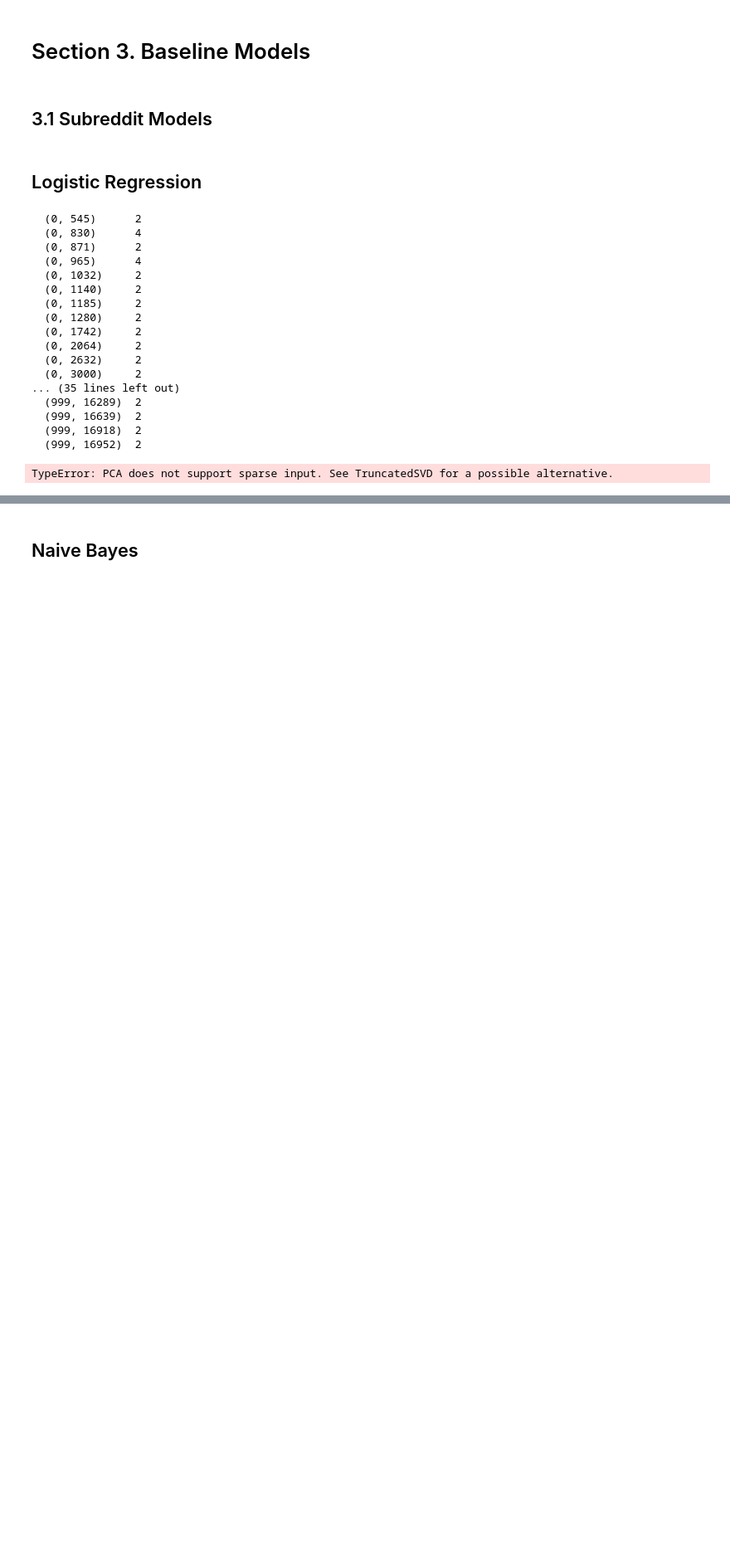
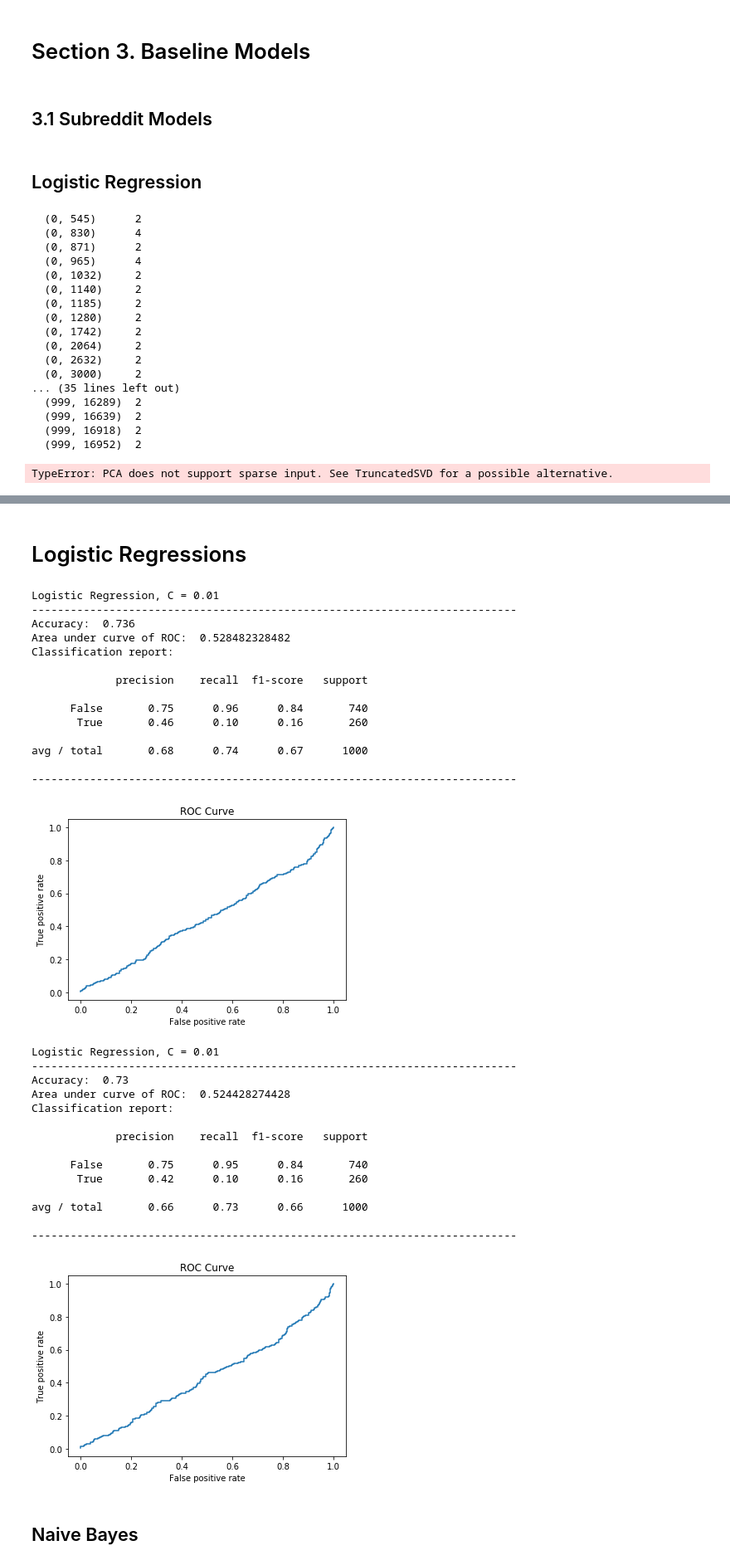
Before and after one commit to maynard242/Classification-Pizza, a Jupyter notebook: W207 Basic Programs LT.ipynb, the cells around one changed output, grey strips where cells are left out. Shown: that part at 83% size. Drawn from its saved outputs; the diff is of its cells as text; code cells hidden in the pictures; blank space fills up the shorter version.

```diff
--- a/W207 Basic Programs LT.ipynb
+++ b/W207 Basic Programs LT.ipynb
@@ -395,2 +346,80 @@ For C =  0.01 Logistic regression f1-score: 0.0
+# %%
+def roc_curve1(y_true, y_pred_prob):
+    """This function plots the ROC curve
+    Inputs: y_true, correct label
+            y_pred_prob, predicted probabilities
+    """
+    fpr, tpr, thr = roc_curve(y_true, y_pred_prob)
+
+    plt.figure()
+    plt.plot(fpr,tpr)
+    plt.xlabel("False positive rate")
+    plt.ylabel("True positive rate")
+    plt.title("ROC Curve")
+    plt.show()
+
+
+def score_rep(y_true, y_pred, desc):
+    """Function to print out comprehensive report for classification test
+    Inputs: y_true, correct label
+            y_pred, predicted label from model
+            desc, description of model
+    Output: classification report
+    """
+    print(desc)
+    print("-"*75)
+    print("Accuracy: ", metrics.accuracy_score(y_true, y_pred))
+    print("Area under curve of ROC: ", metrics.roc_auc_score(y_true, y_pred))
+    print("Classification report:\n")
+    print(metrics.classification_report(y_true, y_pred))
+    print("-"*75)
+# %% [markdown]
+# Logistic Regressions
+# %%
+# Logistic Regression
+
+C = 0.01 #(For now)
+
+modelLogit = LogisticRegression(penalty='l2', C=C)
+
+modelLogit.fit(tVector,trainLabel)
+score_rep(devLabel,modelLogit.predict(dVector),'Logistic Regression, C = 0.01')
+roc_curve1(devLabel, modelLogit.predict_proba(dVector)[:,0])
+
+
+modelLogit.fit(tVector_p,trainLabel)
+score_rep(devLabel,modelLogit.predict(dVector_p),'Logistic Regression, C = 0.01')
+roc_curve1(devLabel, modelLogit.predict_proba(dVector_p)[:,0])
+# %% [output]
+Logistic Regression, C = 0.01
+---------------------------------------------------------------------------
+Accuracy:  0.736
+Area under curve of ROC:  0.528482328482
+Classification report:
+
+             precision    recall  f1-score   support
+
+      False       0.75      0.96      0.84       740
+       True       0.46      0.10      0.16       260
+
+avg / total       0.68      0.74      0.67      1000
+
+---------------------------------------------------------------------------
+[figure, added]
+Logistic Regression, C = 0.01
+---------------------------------------------------------------------------
+Accuracy:  0.73
+Area under curve of ROC:  0.524428274428
+Classification report:
+
+             precision    recall  f1-score   support
+
+      False       0.75      0.95      0.84       740
+       True       0.42      0.10      0.16       260
+
+avg / total       0.66      0.73      0.66      1000
+
+---------------------------------------------------------------------------
+[figure, added]
 # %% [markdown]
 ## Naive Bayes
```
Also changed, not shown: parts of 6 cells of this notebook, 2 other files.
